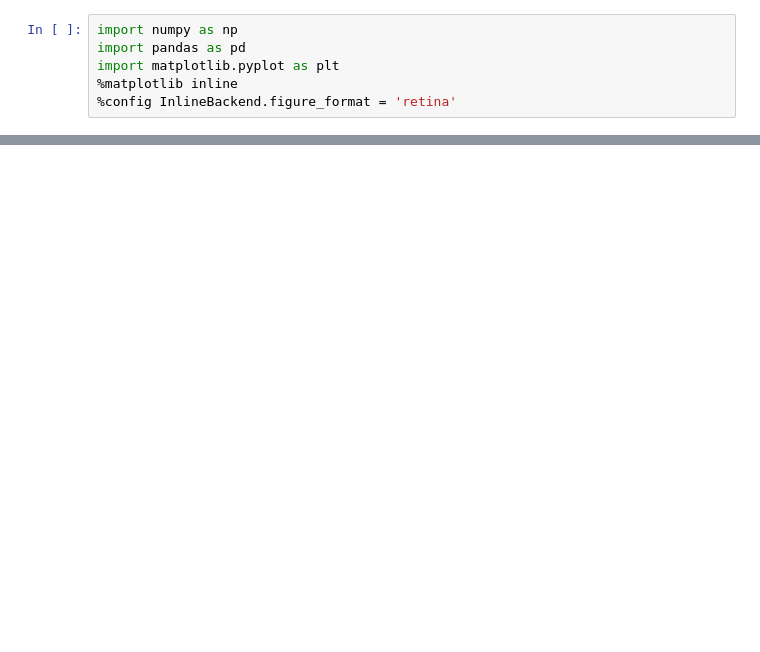
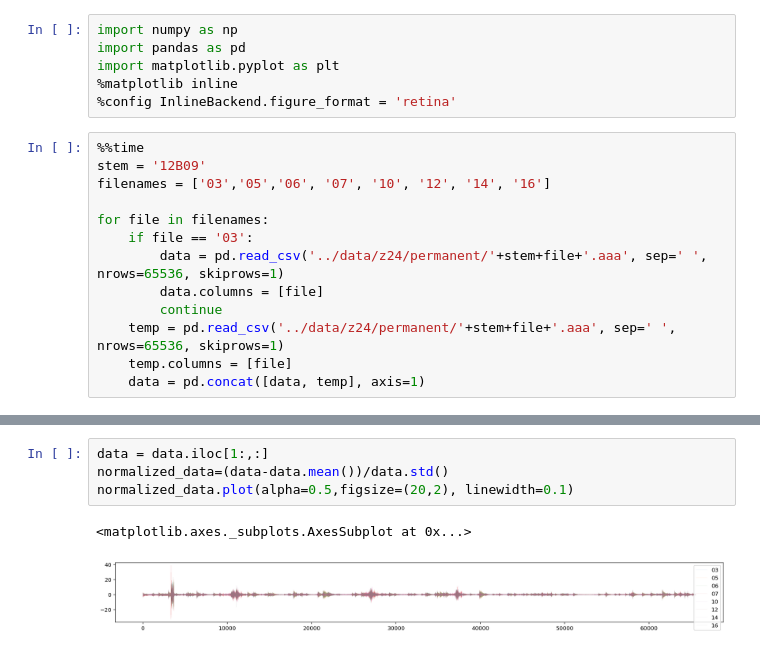
Before and after one commit to davidsteinar/structural-uncertainty, a Jupyter notebook: notebooks/z24-data-explore.ipynb, the cells around one changed output, grey strips where cells are left out. Drawn from its saved outputs; the diff is of its cells as text; blank space fills up the shorter version.

```diff
--- a/notebooks/z24-data-explore.ipynb
+++ b/notebooks/z24-data-explore.ipynb
@@ -4,3 +4,16 @@ import pandas as pd
 import matplotlib.pyplot as plt
 %matplotlib inline
 %config InlineBackend.figure_format = 'retina'
+# %%
+%%time
+stem = '12B09'
+filenames = ['03','05','06', '07', '10', '12', '14', '16']
+
+for file in filenames:
+    if file == '03':
+        data = pd.read_csv('../data/z24/permanent/'+stem+file+'.aaa', sep=' ', nrows=65536, skiprows=1)
+        data.columns = [file]
+        continue
+    temp = pd.read_csv('../data/z24/permanent/'+stem+file+'.aaa', sep=' ', nrows=65536, skiprows=1)
+    temp.columns = [file]
+    data = pd.concat([data, temp], axis=1)
@@ -6,0 +23,7 @@ import matplotlib.pyplot as plt
+# %%
+data = data.iloc[1:,:]
+normalized_data=(data-data.mean())/data.std()
+normalized_data.plot(alpha=0.5,figsize=(20,2), linewidth=0.1)
+# %% [output]
+<matplotlib.axes._subplots.AxesSubplot at 0x...>
+[figure, added]
```
Also changed, not shown: parts of 14 cells of this notebook, 2 other files.
